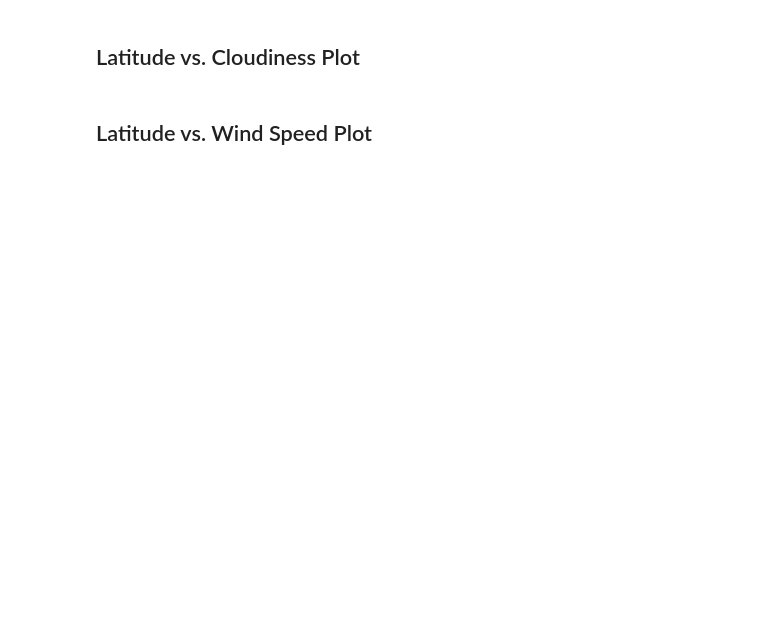
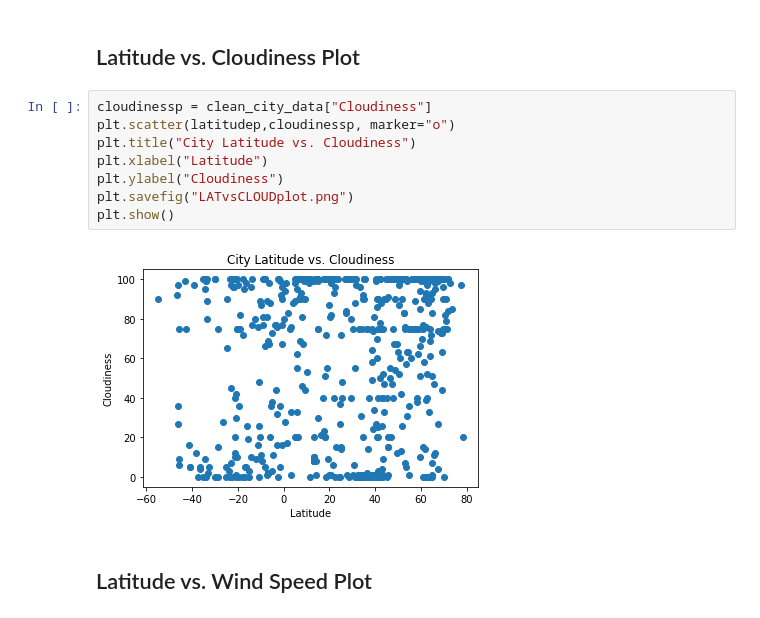
Before and after one commit to lauraezr/python-api-challenge, a Jupyter notebook: WeatherPy/WeatherPy.ipynb, the cells around one changed output. Drawn from its saved outputs; the diff is of its cells as text; blank space fills up the shorter version.

```diff
--- a/WeatherPy/WeatherPy.ipynb
+++ b/WeatherPy/WeatherPy.ipynb
@@ -197,4 +249,14 @@ plt.show()
 # %% [markdown]
 ## Latitude vs. Cloudiness Plot
+# %%
+cloudinessp = clean_city_data["Cloudiness"]
+plt.scatter(latitudep,cloudinessp, marker="o")
+plt.title("City Latitude vs. Cloudiness")
+plt.xlabel("Latitude")
+plt.ylabel("Cloudiness")
+plt.savefig("LATvsCLOUDplot.png")
+plt.show()
+# %% [output]
+[figure, added]
 # %% [markdown]
 ## Latitude vs. Wind Speed Plot
```
Also changed, not shown: parts of 13 cells of this notebook, 5 other files.
